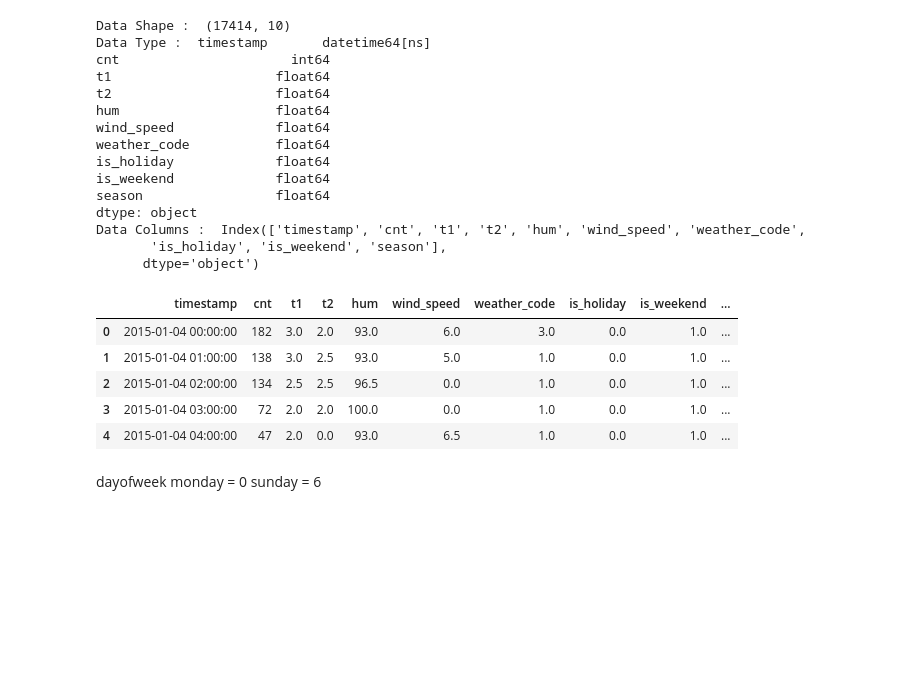
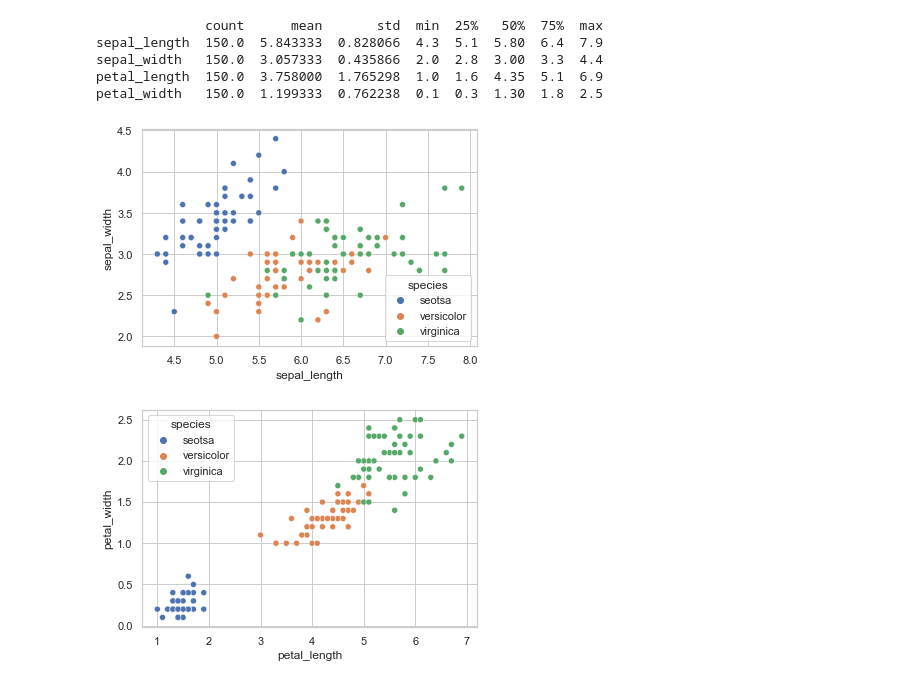
Before and after one commit to SBIK1219/CodingTest, a Jupyter notebook: Iris.ipynb, the cells around one changed output. Saved outputs shown, nothing was run; the diff lists cells and outputs as text; code cells hidden in the pictures; blank space fills up the shorter version.

```diff
--- a/Iris.ipynb
+++ b/Iris.ipynb
@@ -1,6 +1,11 @@
 # %%
 import numpy as np
 import pandas as pd
-import os
+from sklearn.datasets import load_iris
 import matplotlib.pyplot as plt
+import warnings
 import seaborn as sns
+%matplotlib inline
+warnings.filterwarnings(action='ignore')
+sns.set_palette("pastel")
+sns.set(style='whitegrid')
@@ -16,0 +12,4 @@ df.head()
+# %%
+iris = load_iris()
+df = pd.DataFrame(iris.data, columns=iris.feature_names)
+df.head()
@@ -16,0 +23,5 @@ df.head()
+# %%
+df['species'] = iris.target
+df['species'] = df['species'].map({0:'seotsa', 1:'versicolor', 2:'virginica'})
+df.columns = ['sepal_length', 'sepal_width', 'petal_length', 'petal_width', 'species']
+df.head()
@@ -30,38 +50,19 @@ season          0
 dtype: int64
-# %%
-print('Data Shape : ', df.shape)
-print('Data Type : ', df.dtypes)
-print('Data Columns : ', df.columns)
-# %% [output]
-Data Shape :  (17414, 10)
-Data Type :  timestamp       datetime64[ns]
-cnt                      int64
-t1                     float64
-t2                     float64
-hum                    float64
-wind_speed             float64
-weather_code           float64
-is_holiday             float64
-is_weekend             float64
-season                 float64
-dtype: object
-Data Columns :  Index(['timestamp', 'cnt', 't1', 't2', 'hum', 'wind_speed', 'weather_code',
-       'is_holiday', 'is_weekend', 'season'],
-      dtype='object')
-# %%
-df['year'] = df['timestamp'].dt.year
-df['month'] = df['timestamp'].dt.month
-df['dayofweek'] = df['timestamp'].dt.dayofweek
-df['hour'] = df['timestamp'].dt.hour
-df.head()
-# %% [output]
-|  | timestamp | cnt | t1 | t2 | hum | wind_speed | weather_code | is_holiday | is_weekend | ... |
-| 0 | 2015-01-04 00:00:00 | 182 | 3.0 | 2.0 | 93.0 | 6.0 | 3.0 | 0.0 | 1.0 | ... |
-| 1 | 2015-01-04 01:00:00 | 138 | 3.0 | 2.5 | 93.0 | 5.0 | 1.0 | 0.0 | 1.0 | ... |
-| 2 | 2015-01-04 02:00:00 | 134 | 2.5 | 2.5 | 96.5 | 0.0 | 1.0 | 0.0 | 1.0 | ... |
-| 3 | 2015-01-04 03:00:00 | 72 | 2.0 | 2.0 | 100.0 | 0.0 | 1.0 | 0.0 | 1.0 | ... |
-| 4 | 2015-01-04 04:00:00 | 47 | 2.0 | 0.0 | 93.0 | 6.5 | 1.0 | 0.0 | 1.0 | ... |
-# %% [markdown]
-dayofweek
-monday = 0
-sunday = 6
+# %%
+print(df.describe().T)
+# %% [output]
+              count      mean       std  min  25%   50%  75%  max
+sepal_length  150.0  5.843333  0.828066  4.3  5.1  5.80  6.4  7.9
+sepal_width   150.0  3.057333  0.435866  2.0  2.8  3.00  3.3  4.4
+petal_length  150.0  3.758000  1.765298  1.0  1.6  4.35  5.1  6.9
+petal_width   150.0  1.199333  0.762238  0.1  0.3  1.30  1.8  2.5
+# %%
+sns.scatterplot(data = df, x="sepal_length", y="sepal_width", hue="species")
+plt.show()
+# %% [output]
+[figure, added]
+# %%
+sns.scatterplot(data = df, x="petal_length", y="petal_width", hue="species")
+plt.show()
+# %% [output]
+[figure, added]
```
Also changed, not shown: parts of 17 cells of this notebook.
